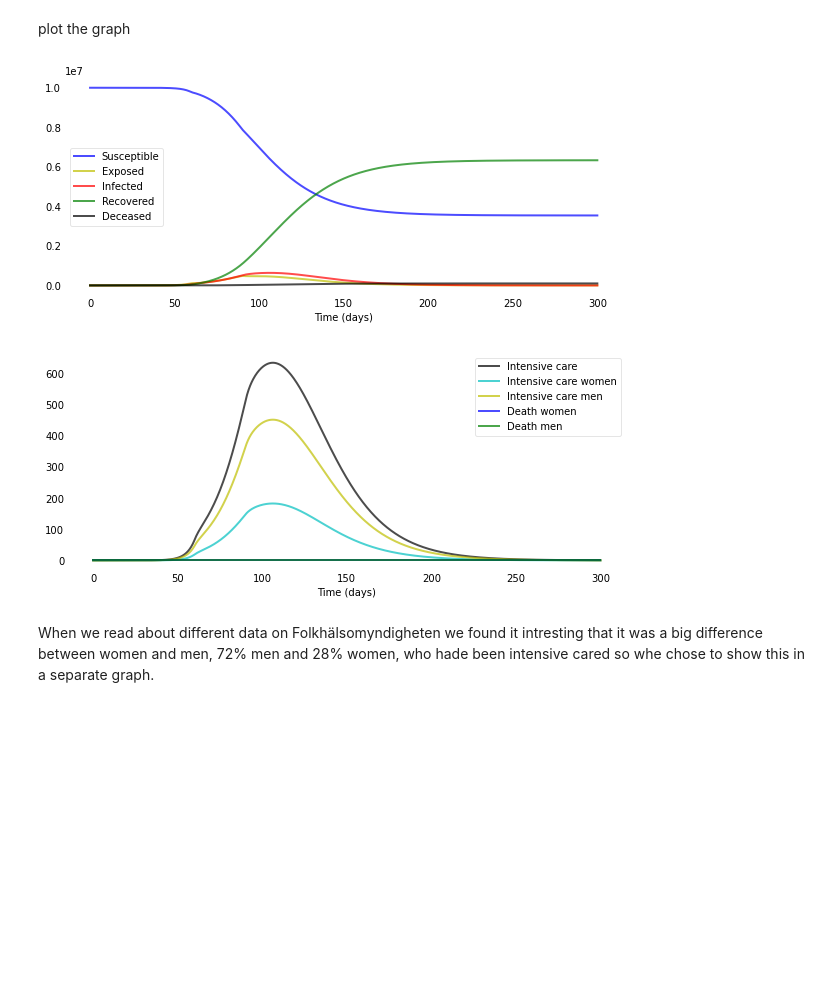
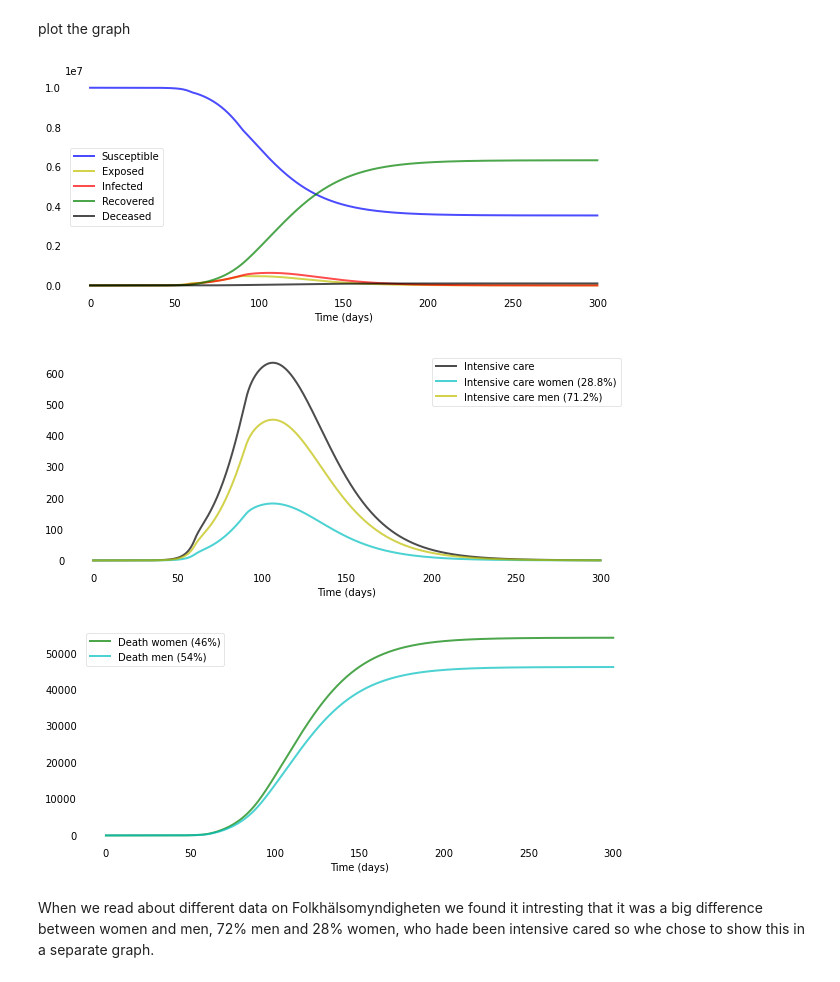
Before and after one commit to SIR-SEE/final-project-team-13, a Jupyter notebook: SEIRDIn.ipynb, the cells around one changed output. Drawn from its saved outputs; the diff is of its cells as text; code cells hidden in the pictures; blank space fills up the shorter version.

```diff
--- a/SEIRDIn.ipynb
+++ b/SEIRDIn.ipynb
@@ -16,8 +16,8 @@ def deriv(y, t, N, beta, k, delta):
     dIndt = dIdt * f * i
     dInkdt = dIndt * w
     dInmdt = dIndt * (1-w)
-    #dDkdt = dDdt * 0.46
-    #dDmdt = dDdt * 0.54
+    dDkdt = dDdt * 0.54
+    dDmdt = dDdt * 0.46
 
     return dSdt, dEdt, dIdt, dRdt, dDdt, dIndt, dInkdt, dInmdt, dDkdt, dDmdt
 # %% [markdown]
@@ -99,14 +99,13 @@ def plotsir(t, S, E, I, R, D):
       ax.spines[spine].set_visible(False)
   plt.show();
 # %%
-def plotsir2(t, In, Ink, Inm, Dk, Dm):
+def plotsir2(t, In, Ink, Inm):
   f, ax = plt.subplots(1,1,figsize=(10,4))
 
   ax.plot(t, In, 'k', alpha=0.7, linewidth=2, label='Intensive care')
-  ax.plot(t, Ink, 'c', alpha=0.7, linewidth=2, label='Intensive care women')
-  ax.plot(t, Inm, 'y', alpha=0.7, linewidth=2, label='Intensive care men')
-  ax.plot(t, Dm, 'b', alpha=0.7, linewidth=2, label='Death women')
-  ax.plot(t, Dk, 'g', alpha=0.7, linewidth=2, label='Death men')
+  ax.plot(t, Ink, 'c', alpha=0.7, linewidth=2, label='Intensive care women (28.8%)')
+  ax.plot(t, Inm, 'y', alpha=0.7, linewidth=2, label='Intensive care men (71.2%)')
+
   #ax.plot(t, m)
 
 
@@ -121,15 +120,35 @@ def plotsir2(t, In, Ink, Inm, Dk, Dm):
       ax.spines[spine].set_visible(False)
 
   plt.show();
+# %%
+def plotsir3(t, dDkdt, dDmdt):
+  f, ax = plt.subplots(1,1,figsize=(10,4))
+
+  ax.plot(t, Dk, 'g', alpha=0.7, linewidth=2, label='Death women (46%)')
+  ax.plot(t, Dm, 'c', alpha=0.7, linewidth=2, label='Death men (54%)')
+
+  ax.set_xlabel('Time (days)')
+
+  ax.yaxis.set_tick_params(length=0)
+  ax.xaxis.set_tick_params(length=0)
+  ax.grid(b=True, which='major', c='w', lw=2, ls='-')
+  legend = ax.legend()
+  legend.get_frame().set_alpha(0.5)
+  for spine in ('top', 'right', 'bottom', 'left'):
+      ax.spines[spine].set_visible(False)
+
+  plt.show();
 # %% [markdown]
 plot the graph
 # %%
 
 plotsir(t, S, E, I, R, D)
-plotsir2(t, In, Ink, Inm, Dk, Dm)
+plotsir2(t, In, Ink, Inm)
+plotsir3(t, Dk, Dm)
 # %% [output]
 [figure]
-[figure, old version]
+[figure, new version]
+[figure, added]
 # %% [markdown]
  When we read about different
  data on Folkhälsomyndigheten we found it intresting that it was a big difference between
```
